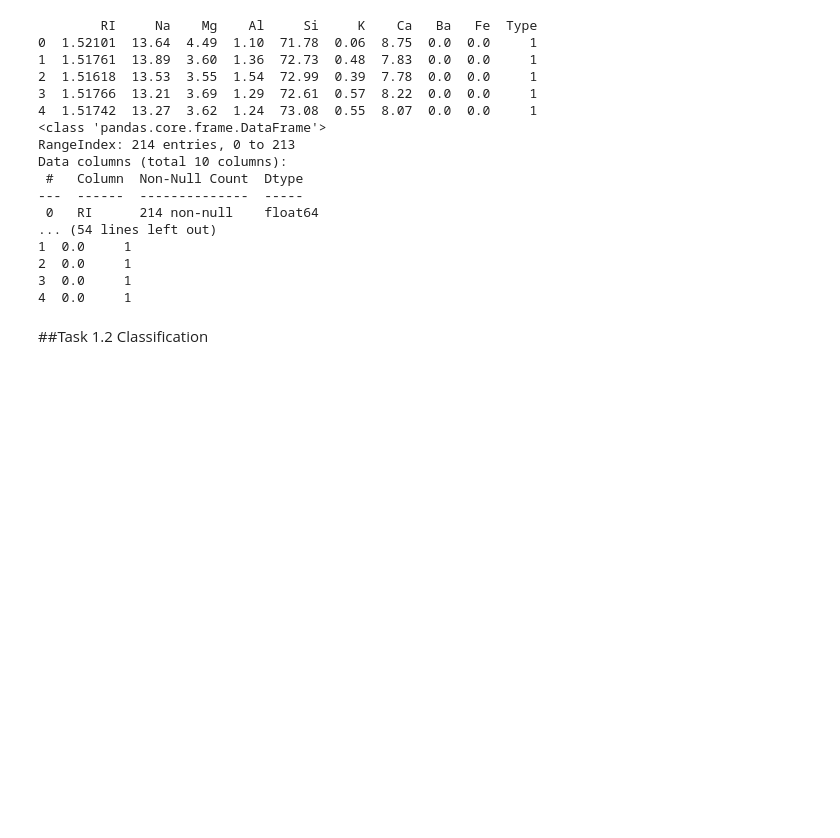
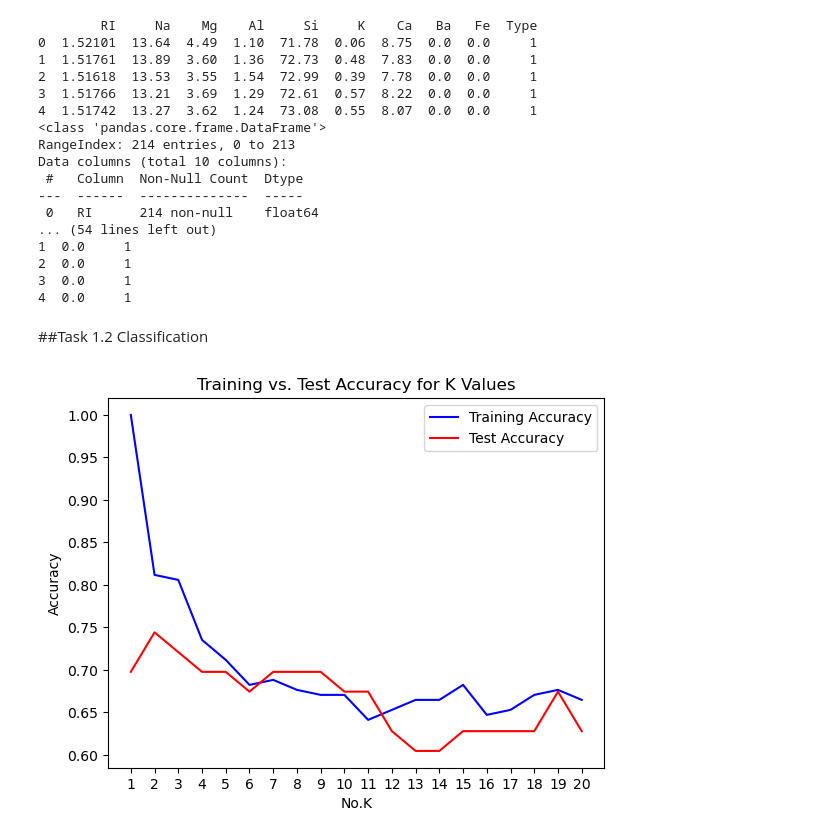
Before and after one commit to elizaclay/Machine-Learning-Optimisation, a Jupyter notebook: COMP2002.ipynb, the cells around one changed output. Drawn from its saved outputs; the diff is of its cells as text; code cells hidden in the pictures; blank space fills up the shorter version.

Commit message:
Investigate Optimal Neighbours for KNN, Optimal Kernel Shape for SVM and PCA Component Variance Rates

```diff
--- a/COMP2002.ipynb
+++ b/COMP2002.ipynb
@@ -71,0 +62,77 @@ X_train, X_test, y_train, y_test = train_test_split(features, glass, test_size=0
+# %%
+from sklearn.model_selection import train_test_split
+from sklearn.decomposition import PCA
+from sklearn.neighbors import KNeighborsClassifier
+from sklearn.svm import SVC
+from sklearn.metrics import accuracy_score
+import numpy as np
+import matplotlib.pyplot as plt
+
+#separate features from target glass types
+features = df_scaled.drop(columns=["Type"])  #glass features
+glass = df_scaled["Type"]  #glass types
+
+#split data
+X_train, X_test, y_train, y_test = train_test_split(features, glass, test_size=0.2, stratify=glass, random_state=42)
+
+#compute optimal no. of neighbours (I can talk about how even though k1 seems optimal it's showing signs of overfitting)
+k_values = range(1, 21)
+k_train_score = []
+k_test_score = []
+for k in k_values:
+    knn = KNeighborsClassifier(n_neighbors=k)
+    knn.fit(X_train, y_train)
+    k_train_score.append(knn.score(X_train, y_train))
+    k_test_score.append(knn.score(X_test, y_test))
+
+#plot scores
+plt.figure()
+plt.xlabel('No.K')
+plt.ylabel('Accuracy')
+plt.title("Training vs. Test Accuracy for K Values")
+plt.plot(k_values, k_train_score, color= 'blue', label= "Training Accuracy")
+plt.plot(k_values, k_test_score, color ='red', label = "Test Accuracy")
+plt.xticks(k_values)
+plt.legend()
+plt.show()
+
+
+#compute optimal kernel shape
+s_train_score = []
+s_test_score = []
+kernel_shape =['linear', 'poly', 'rbf']
+for s in kernel_shape:
+    if s == 'poly': #if kernel shape is polynomial then limit search to degree 2,3
+         for degree in [2,3]:
+             svm = SVC(kernel=s, degree=degree)
+             svm.fit(X_train, y_train)
+             s_train_score.append(svm.score(X_train, y_train))
+             s_test_score.append(svm.score(X_test, y_test))
+             print(f"Shape: {s}, degree {degree}, Train Accuracy: {s_train_score[-1]:.4f}, Test Accuracy: {s_test_score[-1]:.4f}")
+    else:
+        svm = SVC(kernel=s)
+        svm.fit(X_train, y_train)
+        s_train_score.append(svm.score(X_train, y_train))
+        s_test_score.append(svm.score(X_test, y_test))
+        print(f"Shape: {s}, Train Accuracy: {s_train_score[-1]:.4f}, Test Accuracy: {s_test_score[-1]:.4f}")
+
+
+#check for optimal pca components (maintain highest variance / sweet spot)
+variance_result = []
+pca_values = range(1, 10)  # testing pca from 1 - 9 dimensions
+
+k_pca_train_score = []
+k_pca_test_score = []
+
+s_pca_train_score = []
+s_pca_test_score = []
+
+for p in pca_values:
+    pca = PCA(n_components=p)
+    X_train_pca = pca.fit_transform(X_train)
+    X_test_pca = pca.transform(X_test)
+
+    variance_result.append(sum(pca.explained_variance_ratio_))
+    print("No. of Components: ",p, " Variance: ", variance_result[p-1])
+# %% [output]
+[figure, added]
```
Also changed, not shown: parts of 2 cells of this notebook.
